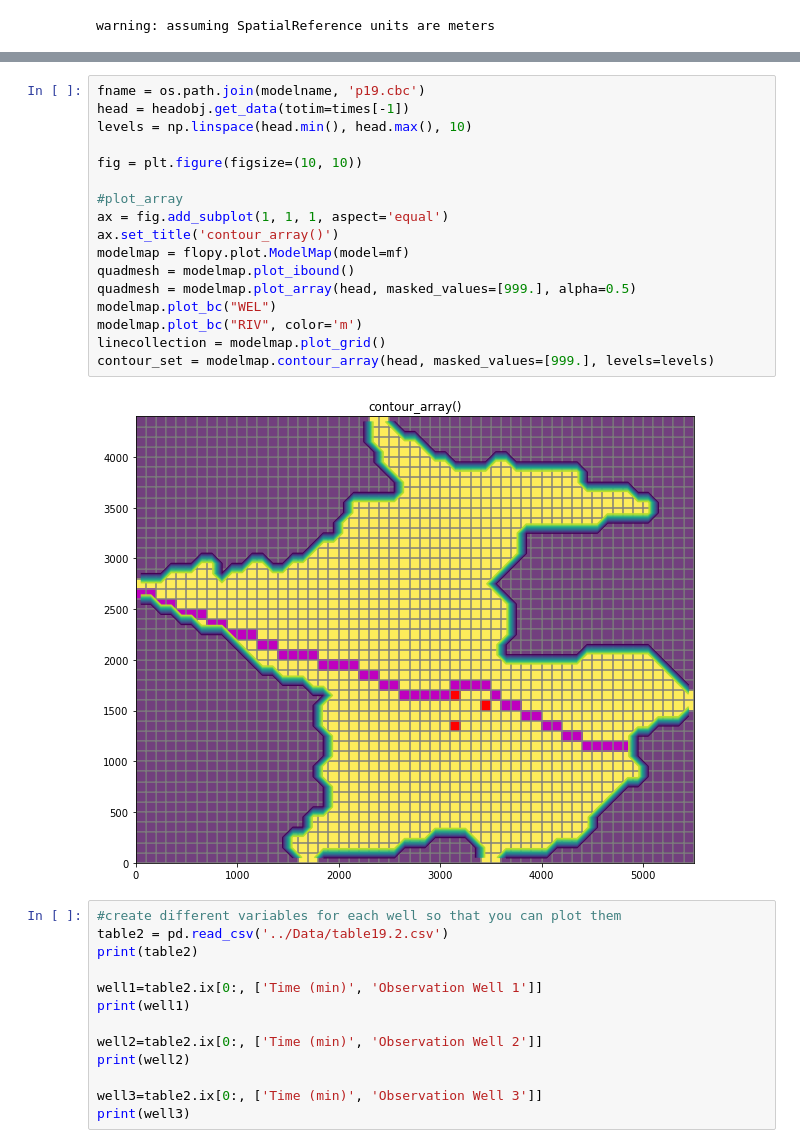
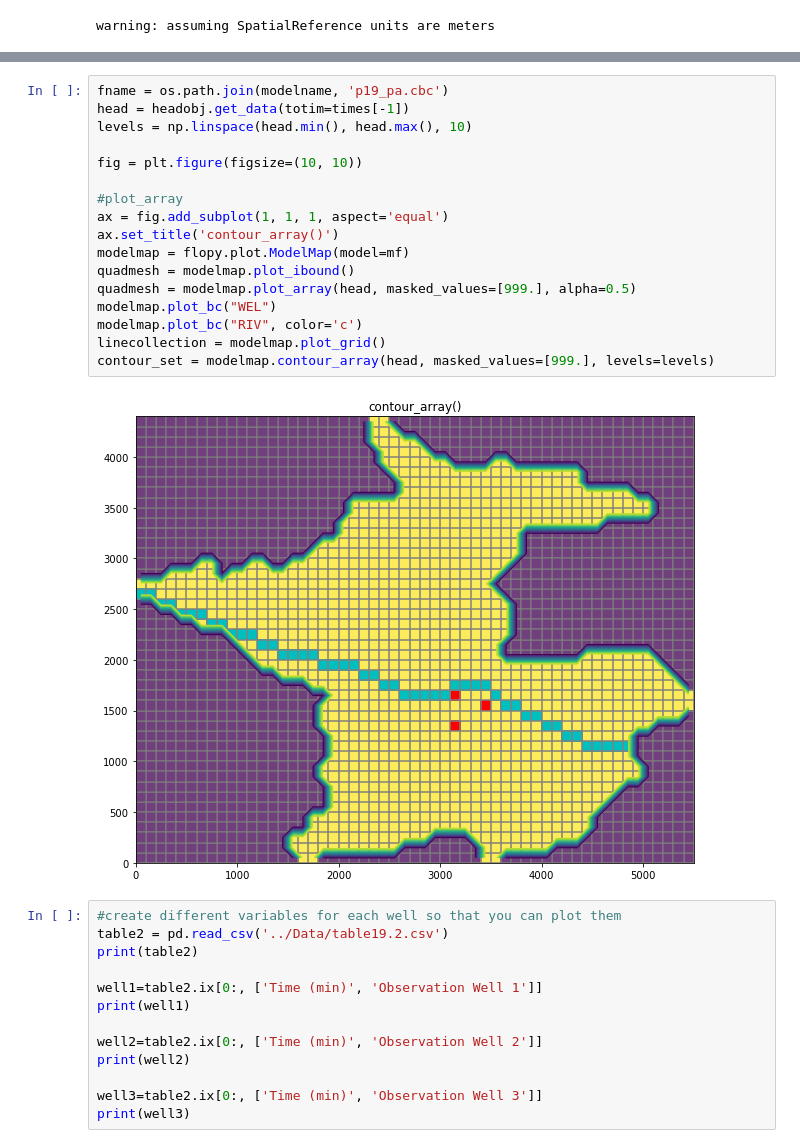
Before and after one commit to jordw22/modflow_epa, a Jupyter notebook: Notebooks/Problem 19 (Part a) - Application of a Groundwater Flow Model to a Water Supply Problem.ipynb, the cells around one changed output, grey strips where cells are left out. Cells and saved outputs as stored; diff of their text form.

```diff
--- a/Notebooks/Problem 19 (Part a) - Application of a Groundwater Flow Model to a Water Supply Problem.ipynb
+++ b/Notebooks/Problem 19 (Part a) - Application of a Groundwater Flow Model to a Water Supply Problem.ipynb
@@ -242,22 +242,22 @@ plt.ylim(ts[:, 1].min(), ts[:, 1].max())
 # %%
-fname = os.path.join(modelname, 'p19.cbc')
+fname = os.path.join(modelname, 'p19_pa.cbc')
 head = headobj.get_data(totim=times[-1])
 levels = np.linspace(head.min(), head.max(), 10)
 
 fig = plt.figure(figsize=(10, 10))
 
 #plot_array
 ax = fig.add_subplot(1, 1, 1, aspect='equal')
 ax.set_title('contour_array()')
 modelmap = flopy.plot.ModelMap(model=mf)
 quadmesh = modelmap.plot_ibound()
 quadmesh = modelmap.plot_array(head, masked_values=[999.], alpha=0.5)
 modelmap.plot_bc("WEL")
-modelmap.plot_bc("RIV", color='m')
+modelmap.plot_bc("RIV", color='c')
 linecollection = modelmap.plot_grid()
 contour_set = modelmap.contour_array(head, masked_values=[999.], levels=levels)
 # %% [output]
-[figure, old version]
+[figure, new version]
 # %%
 #create different variables for each well so that you can plot them
 table2 = pd.read_csv('../Data/table19.2.csv')
```
Also changed, not shown: parts of 9 cells of this notebook.
